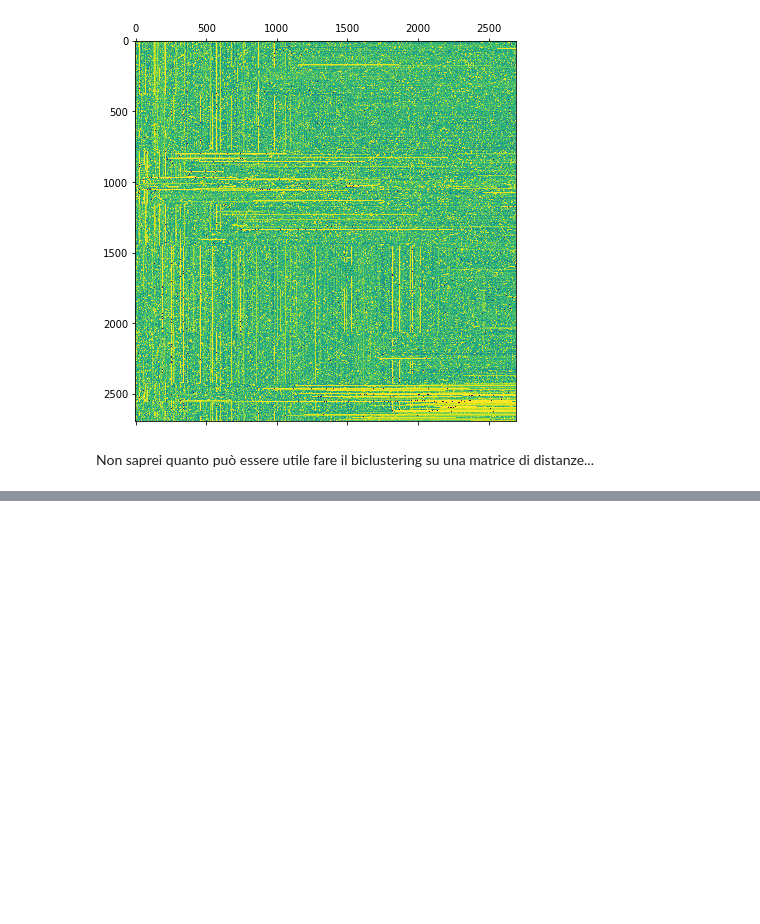
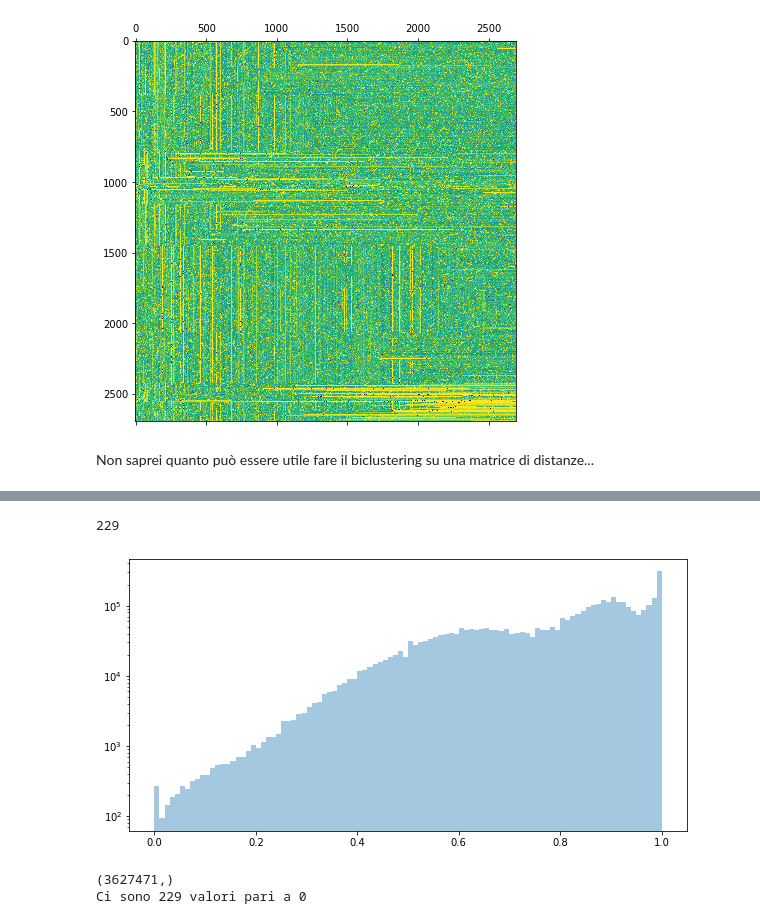
Before and after one commit to simonedambrosi/MLTOX-Simone, a Jupyter notebook: Script per tesi/Clustering -- Tanimoto, Hamming.ipynb, the cells around one changed output, grey strips where cells are left out. Cells and saved outputs as stored; diff of their text form; code cells hidden in the pictures; blank space fills up the shorter version.

```diff
--- a/Script per tesi/Clustering -- Tanimoto, Hamming.ipynb
+++ b/Script per tesi/Clustering -- Tanimoto, Hamming.ipynb
@@ -379,0 +382,10 @@ csp.to_csv('dataset_prova/cluster.csv')
+# %%
+from rdkit.DataStructs.cDataStructs import CreateFromBitString
+from rdkit.DataManip.Metric.rdMetricMatrixCalc import GetTanimotoDistMat
+from scipy.spatial.distance import squareform
+
+import pandas as pd
+import numpy as np
+
+csp = pd.read_csv('dataset_prova/chem_clustering.csv').drop(columns = 'Unnamed: 0')
+csp
@@ -379,0 +406,4 @@ csp.to_csv('dataset_prova/cluster.csv')
+# %%
+tanimoto_matrix = squareform(GetTanimotoDistMat(csp['pubchem2d'].apply(CreateFromBitString).to_list()))
+print(tanimoto_matrix.shape)
+tanimoto_matrix
@@ -379,0 +425,22 @@ csp.to_csv('dataset_prova/cluster.csv')
+# %%
+sum(squareform(tanimoto_matrix, force = 'to_vector') == 0)
+# %% [output]
+229
+# %%
+import matplotlib.pyplot as plt
+import seaborn as sb
+
+plt.figure(figsize = (10,5))
+a = sb.distplot(squareform(tanimoto_matrix, force='tovector'), kde = False, bins = 100 )
+a.set_yscale('log')
+# %% [output]
+[figure, added]
+# %%
+vec = squareform(tanimoto_matrix, force='tovector')
+print(vec.shape)
+vec = pd.Series(vec)
+print('''Ci sono {} valori pari a 0'''.format(vec.value_counts()[0]))
+vec.replace(0, 1e-3, inplace = True)
+# %% [output]
+(3627471,)
+Ci sono 229 valori pari a 0
```
Also changed, not shown: parts of 14 cells of this notebook, 1 other file.
